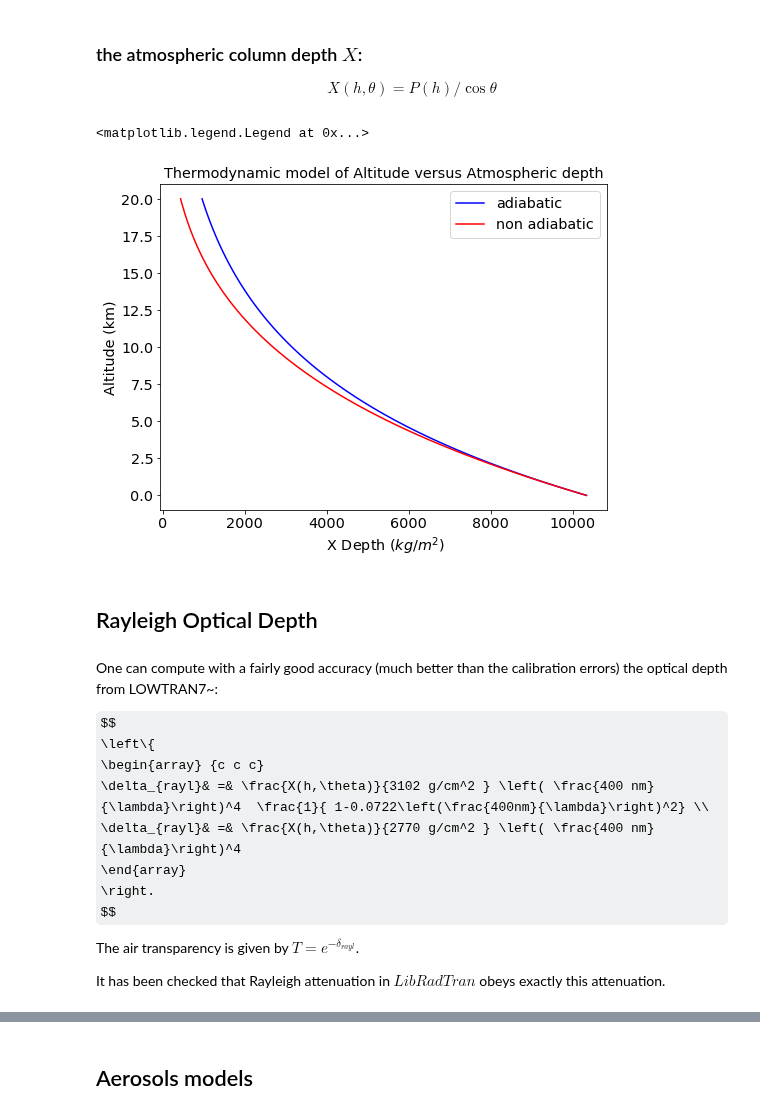
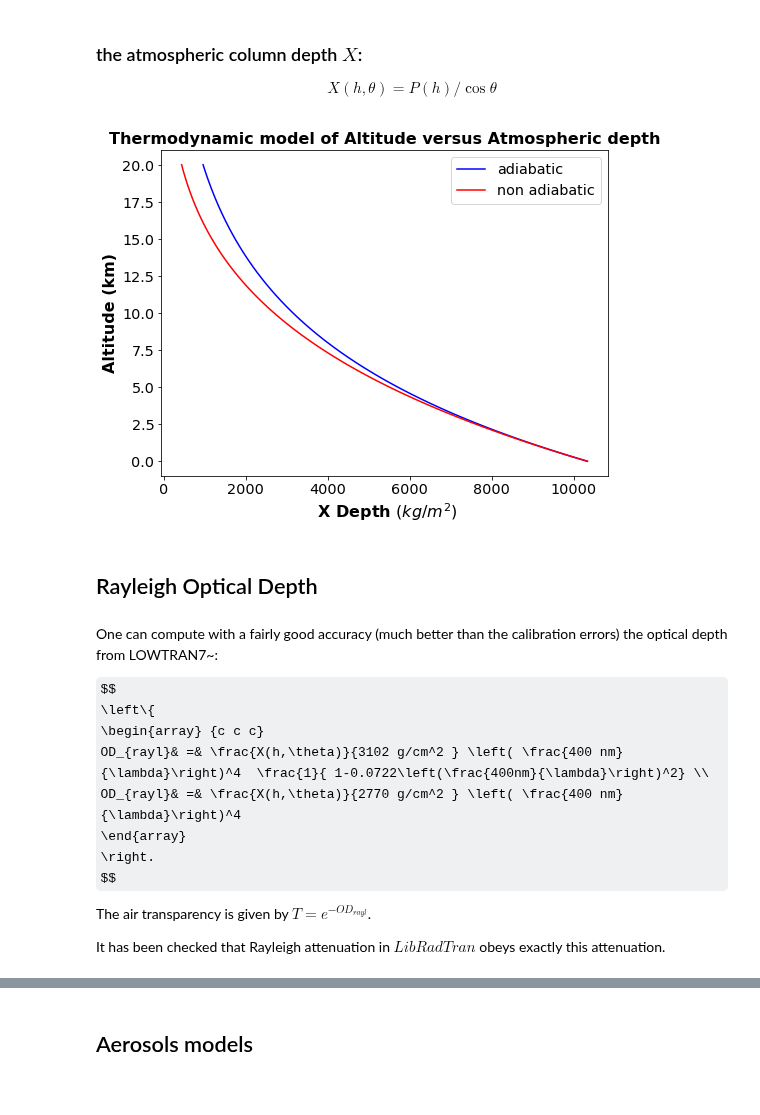
Before and after one commit to sylvielsstfr/PC5AtmStudies, a Jupyter notebook: OHP_Studies/AirScattering.ipynb, the cells around one changed output, grey strips where cells are left out. Cells and saved outputs as stored; diff of their text form; code cells hidden in the pictures; some formulas as TeX source.

```diff
--- a/OHP_Studies/AirScattering.ipynb
+++ b/OHP_Studies/AirScattering.ipynb
@@ -30,6 +30,8 @@ params = {'legend.fontsize': 'x-large',
          'xtick.labelsize':'x-large',
          'ytick.labelsize':'x-large'}
 plt.rcParams.update(params)
+# %%
+PlotFigFlag=True
 # %% [markdown]
 # Initialisation
 # %% [markdown]
@@ -170,13 +173,14 @@ XD=XDepth(alt)
 # %%
 plt.plot(XD_adiab,alt,'b-',label='adiabatic')
 plt.plot(XD,alt,'r-',label='non adiabatic')
-plt.title('Thermodynamic model of Altitude versus Atmospheric depth')
-plt.xlabel(' X Depth $(kg/m^2)$')
-plt.ylabel('Altitude (km)')
+plt.title('Thermodynamic model of Altitude versus Atmospheric depth',fontweight="bold",fontsize=16)
+plt.xlabel(' X Depth $(kg/m^2)$',fontweight="bold",fontsize=16)
+plt.ylabel('Altitude (km)',fontweight="bold",fontsize=16)
 plt.legend()
+if PlotFigFlag:
+    plt.savefig('altvsdepth.png')
 # %% [output]
-<matplotlib.legend.Legend at 0x...>
-[figure, old version]
+[figure, new version]
 # %% [markdown]
 ## Rayleigh Optical Depth
 # %% [markdown]
@@ -185,13 +189,13 @@ One can compute with a fairly good accuracy (much better than the calibration er
 $$
 \left\{
 \begin{array} {c c c}
-\delta_{rayl}& =& \frac{X(h,\theta)}{3102 g/cm^2 } \left( \frac{400 nm}{\lambda}\right)^4  \frac{1}{ 1-0.0722\left(\frac{400nm}{\lambda}\right)^2} \\
-\delta_{rayl}& =& \frac{X(h,\theta)}{2770 g/cm^2 } \left( \frac{400 nm}{\lambda}\right)^4
+OD_{rayl}& =& \frac{X(h,\theta)}{3102 g/cm^2 } \left( \frac{400 nm}{\lambda}\right)^4  \frac{1}{ 1-0.0722\left(\frac{400nm}{\lambda}\right)^2} \\
+OD_{rayl}& =& \frac{X(h,\theta)}{2770 g/cm^2 } \left( \frac{400 nm}{\lambda}\right)^4
 \end{array}
 \right.
 $$
 
-The air transparency is given by $T=e^{-\delta_{rayl}}$.
+The air transparency is given by $T=e^{-OD_{rayl}}$.
 
 It has been checked that Rayleigh attenuation in $LibRadTran$ obeys exactly this attenuation.
 # %%
```
Also changed, not shown: parts of 4 cells of this notebook.
